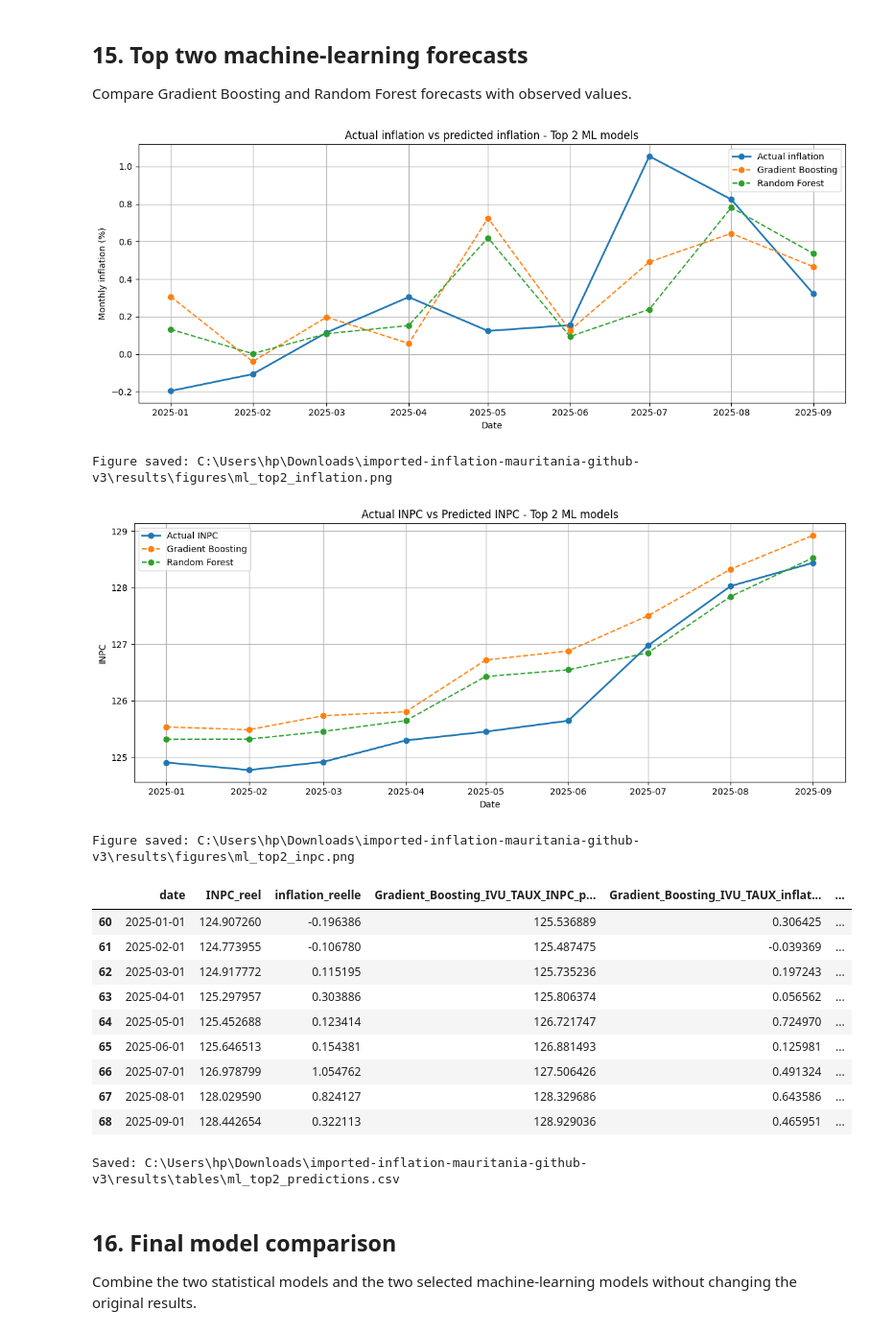
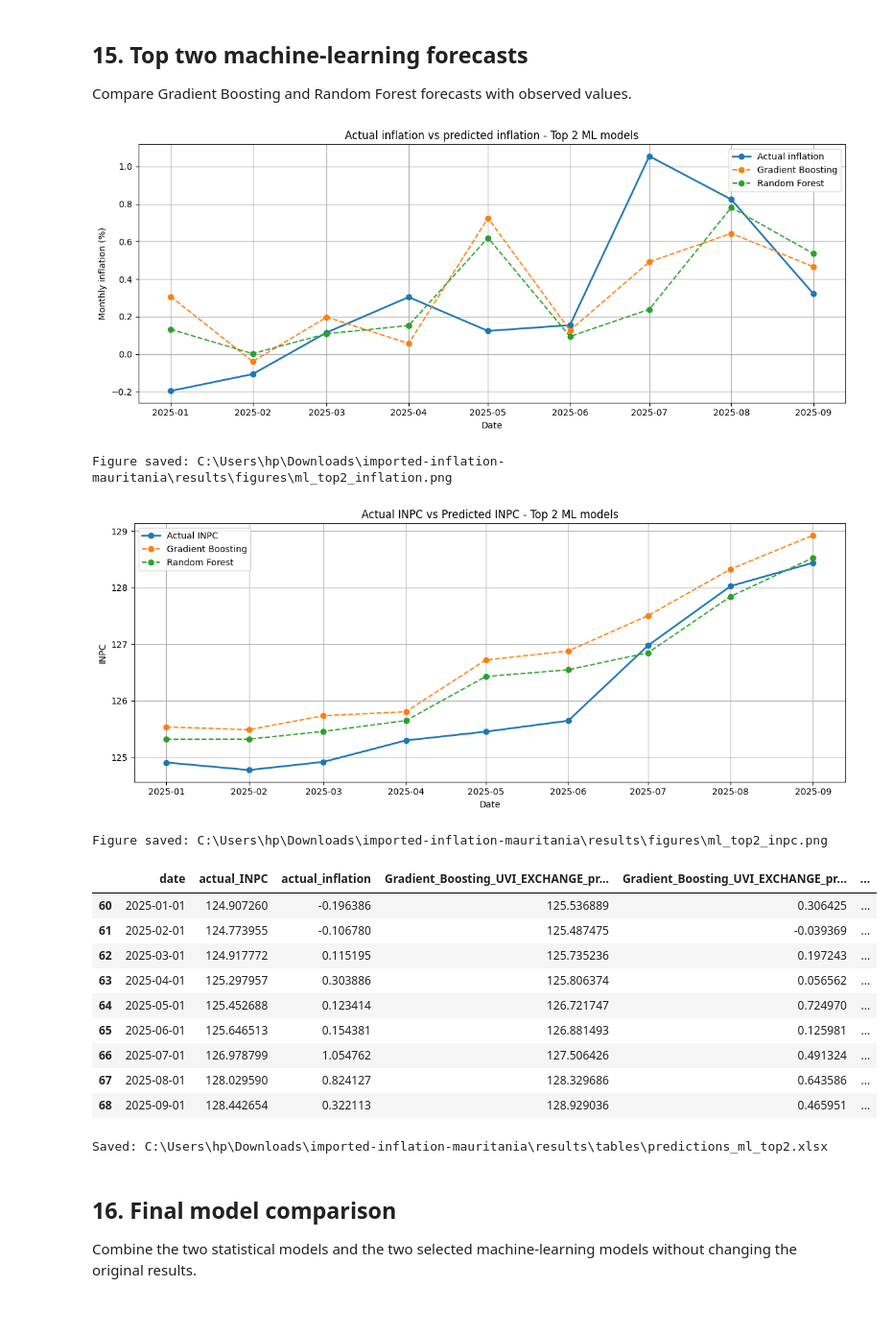
Before and after one commit to Mohamedval2003/imported-inflation-mauritania, a Jupyter notebook: notebooks/imported_inflation_analysis.ipynb, the cells around one changed output. Shown at 96% size. Saved outputs shown, nothing was run; the diff lists cells and outputs as text; code cells hidden in the pictures.

```diff
--- a/notebooks/imported_inflation_analysis.ipynb
+++ b/notebooks/imported_inflation_analysis.ipynb
@@ -1420,66 +1419,66 @@ Compare Gradient Boosting and Random Forest forecasts with observed values.
 # %%
 # %% Cell 14
 # ============================================================
-# 14. Graphiques des 2 meilleurs modèles ML
+# 14. Charts for the top two ML models
 # ============================================================
 
-noms_top2_ml = comparaison_ml_top2["modele"].tolist()
+top2_ml_model_names = top2_ml_comparison["model"].tolist()
 
-# Graphique 1 : Actual inflation vs les 2 meilleurs modèles ML
+# Chart 1: Actual inflation vs the top two ML models
 plt.figure(figsize=(12, 5))
-plt.plot(test_ml["date"], test_ml["inflation_mensuelle"], marker="o", linewidth=2, label="Actual inflation")
+plt.plot(test_ml["date"], test_ml["monthly_inflation"], marker="o", linewidth=2, label="Actual inflation")
 
-for nom_modele in noms_top2_ml:
-    pred_df = predictions_ml_macro[nom_modele]
-    plt.plot(pred_df["date"], pred_df["inflation_predite"], marker="o", linestyle="--", label=MODEL_LABELS_EN.get(nom_modele, nom_modele))
+for model_name in top2_ml_model_names:
+    pred_df = ml_predictions[model_name]
+    plt.plot(pred_df["date"], pred_df["predicted_inflation"], marker="o", linestyle="--", label=MODEL_LABELS_EN.get(model_name, model_name))
 
 plt.title("Actual inflation vs predicted inflation - Top 2 ML models")
 plt.xlabel("Date")
 plt.ylabel("Monthly inflation (%)")
 plt.legend()
 plt.tight_layout()
-chemin = FIGURES_DIR / "ml_top2_inflation.png"
-plt.savefig(chemin, dpi=300, bbox_inches="tight")
+output_path = FIGURES_DIR / "ml_top2_inflation.png"
+plt.savefig(output_path, dpi=300, bbox_inches="tight")
 plt.show()
-print("Figure saved:", chemin)
+print("Figure saved:", output_path)
 
-# Graphique 2 : Actual INPC vs les 2 meilleurs modèles ML
+# Chart 2: Actual INPC vs the top two ML models
 plt.figure(figsize=(12, 5))
 plt.plot(test_ml["date"], test_ml["INPC_global"], marker="o", linewidth=2, label="Actual INPC")
 
-for nom_modele in noms_top2_ml:
-    pred_df = predictions_ml_macro[nom_modele]
-    plt.plot(pred_df["date"], pred_df["INPC_predit"], marker="o", linestyle="--", label=MODEL_LABELS_EN.get(nom_modele, nom_modele))
+for model_name in top2_ml_model_names:
+    pred_df = ml_predictions[model_name]
+    plt.plot(pred_df["date"], pred_df["predicted_INPC"], marker="o", linestyle="--", label=MODEL_LABELS_EN.get(model_name, model_name))
 
 plt.title("Actual INPC vs Predicted INPC - Top 2 ML models")
 plt.xlabel("Date")
 plt.ylabel("INPC")
 plt.legend()
 plt.tight_layout()
-chemin = FIGURES_DIR / "ml_top2_inpc.png"
-plt.savefig(chemin, dpi=300, bbox_inches="tight")
+output_path = FIGURES_DIR / "ml_top2_inpc.png"
+plt.savefig(output_path, dpi=300, bbox_inches="tight")
 plt.show()
-print("Figure saved:", chemin)
+print("Figure saved:", output_path)
 
-# Sauvegarde des prédictions des 2 meilleurs modèles ML dans un seul fichier
-ml_top2_predictions = test_ml[["date", "INPC_global", "inflation_mensuelle"]].copy()
-ml_top2_predictions = ml_top2_predictions.rename(columns={
-    "INPC_global": "INPC_reel",
-    "inflation_mensuelle": "inflation_reelle",
+# Save predictions from the top two ML models in a single file
+predictions_ml_top2 = test_ml[["date", "INPC_global", "monthly_inflation"]].copy()
+predictions_ml_top2 = predictions_ml_top2.rename(columns={
+    "INPC_global": "actual_INPC",
+    "monthly_inflation": "actual_inflation",
 })
 
-for nom_modele in noms_top2_ml:
-    pred_df = predictions_ml_macro[nom_modele].copy()
-    ml_top2_predictions[f"{nom_modele}_INPC_predit"] = pred_df["INPC_predit"].values
-    ml_top2_predictions[f"{nom_modele}_inflation_predite"] = pred_df["inflation_predite"].values
+for model_name in top2_ml_model_names:
+    pred_df = ml_predictions[model_name].copy()
+    predictions_ml_top2[f"{model_name}_predicted_INPC"] = pred_df["predicted_INPC"].values
+    predictions_ml_top2[f"{model_name}_predicted_inflation"] = pred_df["predicted_inflation"].values
 
-afficher_et_sauver(ml_top2_predictions, "ml_top2_predictions")
+display_and_save(predictions_ml_top2, "predictions_ml_top2")
 # %% [output]
 [figure]
-Figure saved: C:\Users\hp\Downloads\imported-inflation-mauritania-github-v3\results\figures\ml_top2_inflation.png
+Figure saved: C:\Users\hp\Downloads\imported-inflation-mauritania\results\figures\ml_top2_inflation.png
 [figure]
-Figure saved: C:\Users\hp\Downloads\imported-inflation-mauritania-github-v3\results\figures\ml_top2_inpc.png
+Figure saved: C:\Users\hp\Downloads\imported-inflation-mauritania\results\figures\ml_top2_inpc.png
-|  | date | INPC_reel | inflation_reelle | Gradient_Boosting_IVU_TAUX_INPC_p... | Gradient_Boosting_IVU_TAUX_inflat... | ... |
+|  | date | actual_INPC | actual_inflation | Gradient_Boosting_UVI_EXCHANGE_pr... | Gradient_Boosting_UVI_EXCHANGE_pr... | ... |
 | 60 | 2025-01-01 | 124.907260 | -0.196386 | 125.536889 | 0.306425 | ... |
 | 61 | 2025-02-01 | 124.773955 | -0.106780 | 125.487475 | -0.039369 | ... |
 | 62 | 2025-03-01 | 124.917772 | 0.115195 | 125.735236 | 0.197243 | ... |
@@ -1489,7 +1488,7 @@ Figure saved: C:\Users\hp\Downloads\imported-inflation-mauritania-github-v3\resu
 | 66 | 2025-07-01 | 126.978799 | 1.054762 | 127.506426 | 0.491324 | ... |
 | 67 | 2025-08-01 | 128.029590 | 0.824127 | 128.329686 | 0.643586 | ... |
 | 68 | 2025-09-01 | 128.442654 | 0.322113 | 128.929036 | 0.465951 | ... |
-Saved: C:\Users\hp\Downloads\imported-inflation-mauritania-github-v3\results\tables\ml_top2_predictions.csv
+Saved: C:\Users\hp\Downloads\imported-inflation-mauritania\results\tables\predictions_ml_top2.xlsx
 # %% [markdown]
 ## 16. Final model comparison
 
```
Also changed, not shown: parts of 17 cells of this notebook, 4 other files.
